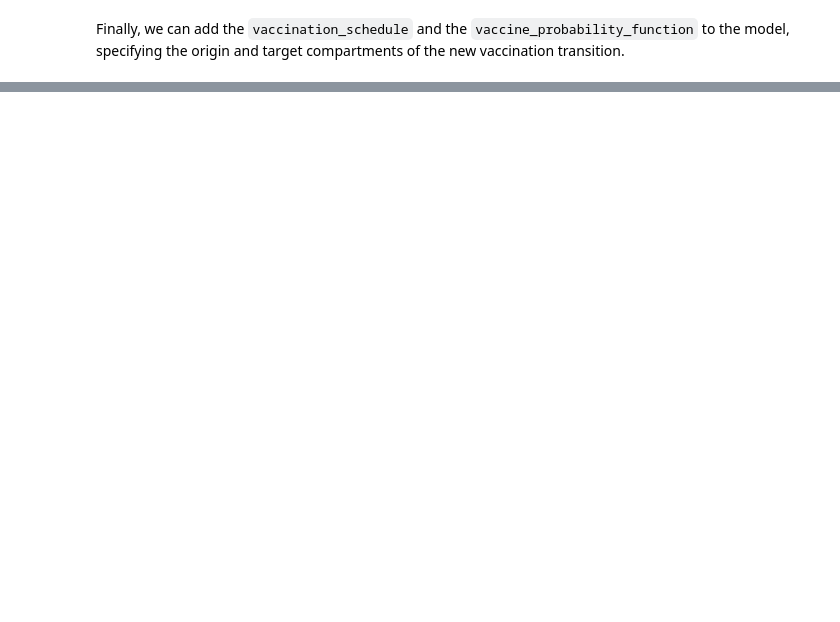
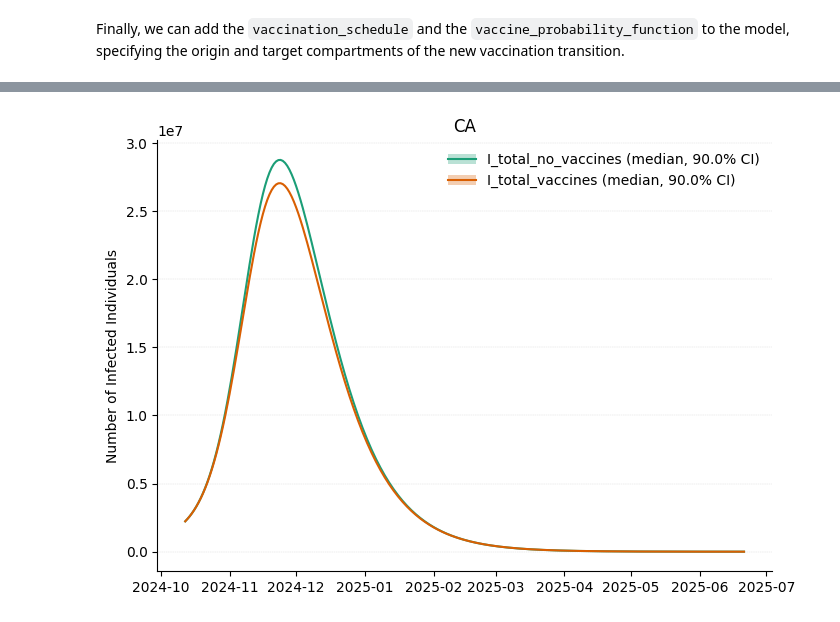
Before and after one commit to mobs-lab/epymodelingsuite, a Jupyter notebook: tutorials/Tutorial_Vaccinations.ipynb, the cells around one changed output, grey strips where cells are left out. Cells and saved outputs as stored; diff of their text form; code cells hidden in the pictures; blank space fills up the shorter version.

```diff
--- a/tutorials/Tutorial_Vaccinations.ipynb
+++ b/tutorials/Tutorial_Vaccinations.ipynb
@@ -76,6 +105,0 @@ model = add_vaccination_schedule(model=model,
-# %%
-# simulate
-results = model.run_simulations(start_date=start_date,
-                                end_date=end_date,
-                                percentage_in_agents=10 / model.population.Nk.sum(),
-                                Nsim=100)
@@ -86,0 +110,75 @@ ax = plot_quantiles(df_quantiles_comps, columns=["I_total", "S_total", "SV_total
+# %%
+no_vaccination_schedule = vaccination_schedule.copy()
+no_vaccination_schedule[["18-49", "5-17", "50-64", "0-4", "65+", "total_vax"]] = 0.0
+
+# Model configurations: (name, vaccination_schedule)
+configs = [
+    ("no_vaccines", no_vaccination_schedule), # No intervention (baseline)
+    ("vaccines", vaccination_schedule)   # With vaccinations
+]
+
+# Run simulations for all configurations
+data = {}
+date_start = dt.date(2024, 10, 12)
+date_stop = dt.date(2025, 6, 21)
+
+for name, vacc_sched in configs:
+    model = EpiModel()
+    model.set_population(population) # California population
+    model.add_compartments(["S", "SV", "I", "R"])
+    model.add_parameter(parameters_dict={"beta": 0.003, "mu": 0.1, "VE": 0.8})
+
+    model.add_transition("S", "I", params=("beta", "I"), kind="mediated")
+    model.add_transition("SV", "I", params=("(1 - VE) * beta", "I"), kind="mediated")
+    model.add_transition("I", "R", params=("mu"), kind="spontaneous")
+
+    vaccine_probability_function = make_vaccination_probability_function(
+        origin_compartment="S",
+        eligible_compartments=["S", "R"]
+    )
+
+    model = add_vaccination_schedule(
+        model=model,
+        vaccine_probability_function = vaccine_probability_function,
+        location ="California",
+        source_comp="S",
+        target_comp="SV",
+        vaccination_schedule = vacc_sched
+    )
+    np.random.seed(19)
+    data[name] = model.run_simulations(
+        start_date=date_start,
+        end_date=date_stop,
+        # percentage_in_agents=15/model.population.Nk.sum(),
+        initial_conditions_dict={
+            "S": 0.99 * model.population.Nk.sum(),
+            "SV": 0.0,
+            "I": 0.01 * model.population.Nk.sum(),
+            "R": 0.0},
+        Nsim=25
+    )
+
+# Get quantiles and merge
+dfs = {}
+for name, result in data.items():
+    df = result.get_quantiles_compartments()
+    # Add suffix to all columns except merge keys
+    for col in df.columns:
+        if col not in ["date", "quantile"]:
+            df = df.rename(columns={col: f"{col}_{name}"})
+    dfs[name] = df
+
+# Merge DataFrames
+merged_df = dfs["no_vaccines"].merge(dfs["vaccines"], on=["date", "quantile"])
+
+# Plot results
+fig, ax = plt.subplots(figsize=(7, 5))
+plot_quantiles(
+    merged_df,
+    columns=["I_total_no_vaccines", "I_total_vaccines"],
+    legend_loc="upper right",
+    ax=ax
+)
+ax.set_ylabel("Number of Infected Individuals")
+ax.set_title("CA")
+# %% [output]
@@ -86,0 +186 @@ ax = plot_quantiles(df_quantiles_comps, columns=["I_total", "S_total", "SV_total
+[figure, added]
```
Also changed, not shown: parts of 16 cells of this notebook, 2 other files.
